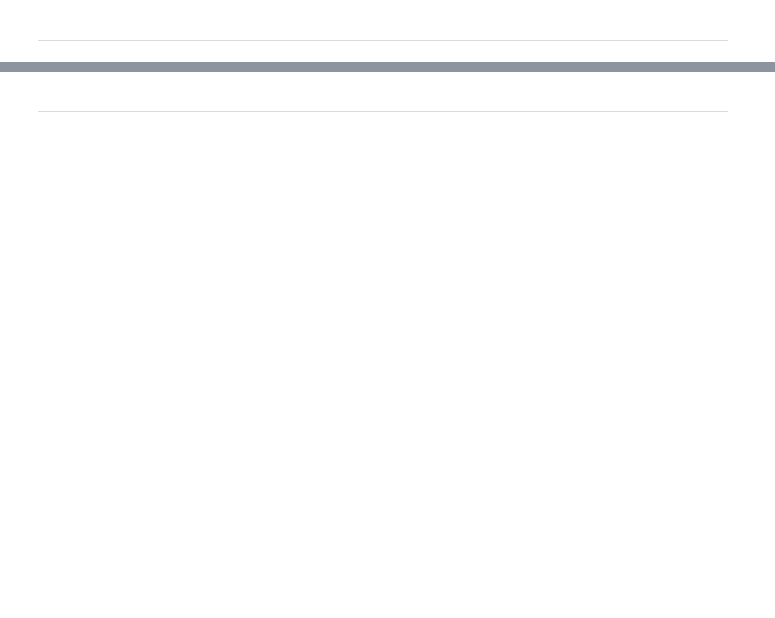
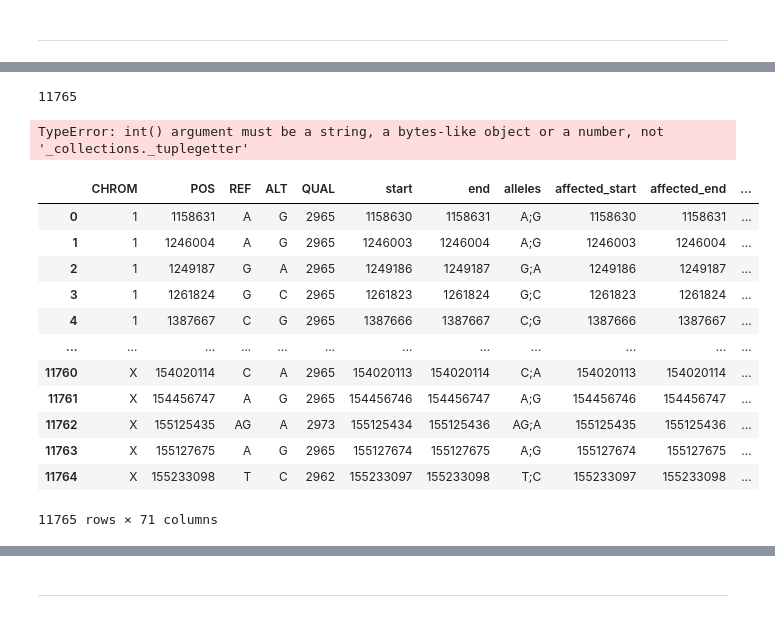
Before and after one commit to codyheiser/tempus_tech_challenge, a Jupyter notebook: prototype.ipynb, the cells around one changed output, grey strips where cells are left out. Drawn from its saved outputs; the diff is of its cells as text; code cells hidden in the pictures; blank space fills up the shorter version.

```diff
--- a/prototype.ipynb
+++ b/prototype.ipynb
@@ -170,0 +18,4 @@ Done! Total records: 11765
+# %%
+%%time
+vcf_read = vcf.Reader(open("test_vcf_data.txt", "r"))
+out = Parallel(n_jobs=5)(delayed(process_record)(record, i) for i, record in enumerate(vcf_read))
@@ -171,3 +25,36 @@ Done! Total records: 11765
+# %%
+len(out)
+# %% [output]
+11765
+# %%
+out_df = pd.concat(out)
+# %%
+# calculate VAF
+out_df["VAF"] = out_df["NV"].astype(int) / out_df["NR"].astype(int)
+
+# calculate reference reads
+out_df["NWT"] = out_df["NR"].astype(int) - out_df["NV"].astype(int)
+
+# calculate reference %
+out_df["RAF"] = out_df["NWT"].astype(int) / out_df["NR"].astype(int)
+# %% [output]
+TypeError: int() argument must be a string, a bytes-like object or a number, not '_collections._tuplegetter'
+# %%
+out_df
+# %% [output]
+|  | CHROM | POS | REF | ALT | QUAL | start | end | alleles | affected_start | affected_end | ... |
+| 0 | 1 | 1158631 | A | G | 2965 | 1158630 | 1158631 | A;G | 1158630 | 1158631 | ... |
+| 1 | 1 | 1246004 | A | G | 2965 | 1246003 | 1246004 | A;G | 1246003 | 1246004 | ... |
+| 2 | 1 | 1249187 | G | A | 2965 | 1249186 | 1249187 | G;A | 1249186 | 1249187 | ... |
+| 3 | 1 | 1261824 | G | C | 2965 | 1261823 | 1261824 | G;C | 1261823 | 1261824 | ... |
+| 4 | 1 | 1387667 | C | G | 2965 | 1387666 | 1387667 | C;G | 1387666 | 1387667 | ... |
+| ... | ... | ... | ... | ... | ... | ... | ... | ... | ... | ... | ... |
+| 11760 | X | 154020114 | C | A | 2965 | 154020113 | 154020114 | C;A | 154020113 | 154020114 | ... |
+| 11761 | X | 154456747 | A | G | 2965 | 154456746 | 154456747 | A;G | 154456746 | 154456747 | ... |
+| 11762 | X | 155125435 | AG | A | 2973 | 155125434 | 155125436 | AG;A | 155125435 | 155125436 | ... |
+| 11763 | X | 155127675 | A | G | 2965 | 155127674 | 155127675 | A;G | 155127674 | 155127675 | ... |
+| 11764 | X | 155233098 | T | C | 2962 | 155233097 | 155233098 | T;C | 155233097 | 155233098 | ... |
+11765 rows × 71 columns
 # %%
 out_df.columns
 # %% [output]
```
Also changed, not shown: parts of 51 cells of this notebook, 3 other files.
